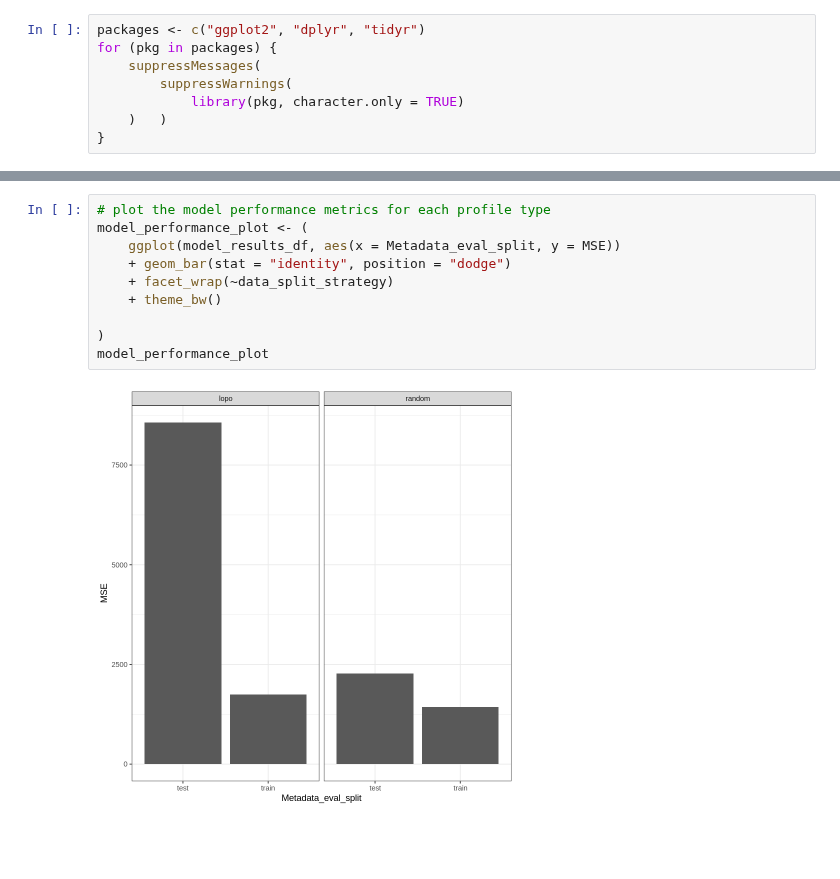
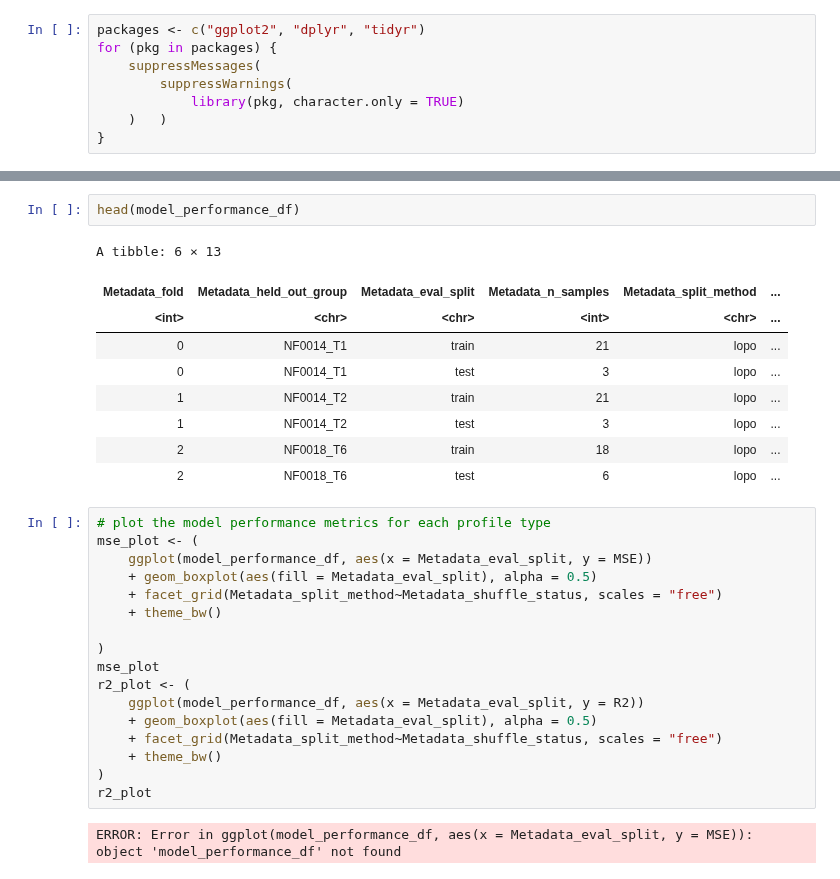
Before and after one commit to MikeLippincott/NF1_organoid_profile_analysis, a Jupyter notebook: 3.viability_prediction_models/notebooks/visualize_model_results.ipynb, the cells around one changed output, grey strips where cells are left out. Cells and saved outputs as stored; diff of their text form; blank space fills up the shorter version.

```diff
--- a/3.viability_prediction_models/notebooks/visualize_model_results.ipynb
+++ b/3.viability_prediction_models/notebooks/visualize_model_results.ipynb
@@ -163,15 +17,34 @@ A tibble: 6 × 12
+# %%
+head(model_performance_df)
+# %% [output]
+A tibble: 6 × 13
+| Metadata_fold | Metadata_held_out_group | Metadata_eval_split | Metadata_n_samples | Metadata_split_method | ... |
+| <int> | <chr> | <chr> | <int> | <chr> | ... |
+| 0 | NF0014_T1 | train | 21 | lopo | ... |
+| 0 | NF0014_T1 | test | 3 | lopo | ... |
+| 1 | NF0014_T2 | train | 21 | lopo | ... |
+| 1 | NF0014_T2 | test | 3 | lopo | ... |
+| 2 | NF0018_T6 | train | 18 | lopo | ... |
+| 2 | NF0018_T6 | test | 6 | lopo | ... |
 # %%
 # plot the model performance metrics for each profile type
-model_performance_plot <- (
-    ggplot(model_results_df, aes(x = Metadata_eval_split, y = MSE))
-    + geom_bar(stat = "identity", position = "dodge")
-    + facet_wrap(~data_split_strategy)
+mse_plot <- (
+    ggplot(model_performance_df, aes(x = Metadata_eval_split, y = MSE))
+    + geom_boxplot(aes(fill = Metadata_eval_split), alpha = 0.5)
+    + facet_grid(Metadata_split_method~Metadata_shuffle_status, scales = "free")
     + theme_bw()
 
 )
-model_performance_plot
+mse_plot
+r2_plot <- (
+    ggplot(model_performance_df, aes(x = Metadata_eval_split, y = R2))
+    + geom_boxplot(aes(fill = Metadata_eval_split), alpha = 0.5)
+    + facet_grid(Metadata_split_method~Metadata_shuffle_status, scales = "free")
+    + theme_bw()
+)
+r2_plot
 # %% [output]
-[figure, removed]
+ERROR: Error in ggplot(model_performance_df, aes(x = Metadata_eval_split, y = MSE)): object 'model_performance_df' not found
 # %%
 head(feature_importances_df)
 feature_importances_df$importance_abs <- abs(feature_importances_df$importance)
```
Also changed, not shown: parts of 10 cells of this notebook, 6 other files.
